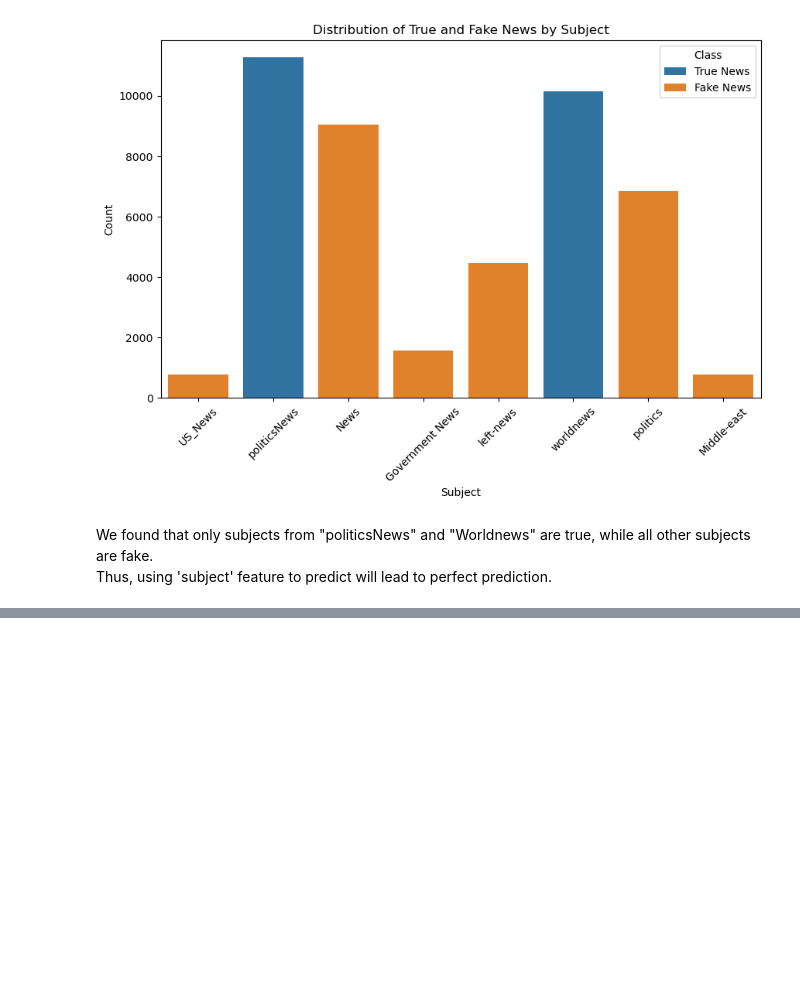
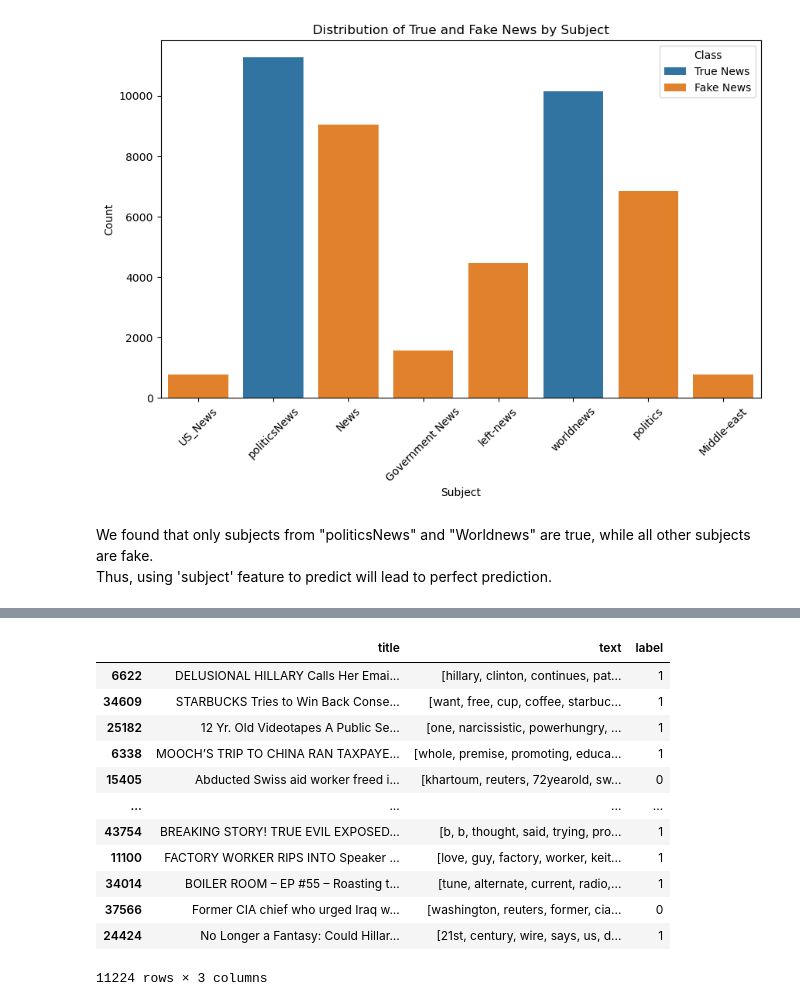
Before and after one commit to rsm-yuc172/MGTA_415_Fake_News_Detection, a Jupyter notebook: 415_Fake_News_Detection.ipynb, the cells around one changed output, grey strips where cells are left out. Cells and saved outputs as stored; diff of their text form; code cells hidden in the pictures; blank space fills up the shorter version.

```diff
--- a/415_Fake_News_Detection.ipynb
+++ b/415_Fake_News_Detection.ipynb
@@ -271,0 +192,16 @@ Name: text, dtype: object
+# %%
+train_set
+# %% [output]
+|  | title | text | label |
+| 6622 | DELUSIONAL HILLARY Calls Her Emai... | [hillary, clinton, continues, pat... | 1 |
+| 34609 | STARBUCKS Tries to Win Back Conse... | [want, free, cup, coffee, starbuc... | 1 |
+| 25182 | 12 Yr. Old Videotapes A Public Se... | [one, narcissistic, powerhungry, ... | 1 |
+| 6338 | MOOCH’S TRIP TO CHINA RAN TAXPAYE... | [whole, premise, promoting, educa... | 1 |
+| 15405 | Abducted Swiss aid worker freed i... | [khartoum, reuters, 72yearold, sw... | 0 |
+| ... | ... | ... | ... |
+| 43754 | BREAKING STORY! TRUE EVIL EXPOSED... | [b, b, thought, said, trying, pro... | 1 |
+| 11100 | FACTORY WORKER RIPS INTO Speaker ... | [love, guy, factory, worker, keit... | 1 |
+| 34014 | BOILER ROOM – EP #55 – Roasting t... | [tune, alternate, current, radio,... | 1 |
+| 37566 | Former CIA chief who urged Iraq w... | [washington, reuters, former, cia... | 0 |
+| 24424 | No Longer a Fantasy: Could Hillar... | [21st, century, wire, says, us, d... | 1 |
+11224 rows × 3 columns
```
Also changed, not shown: parts of 117 cells of this notebook.
